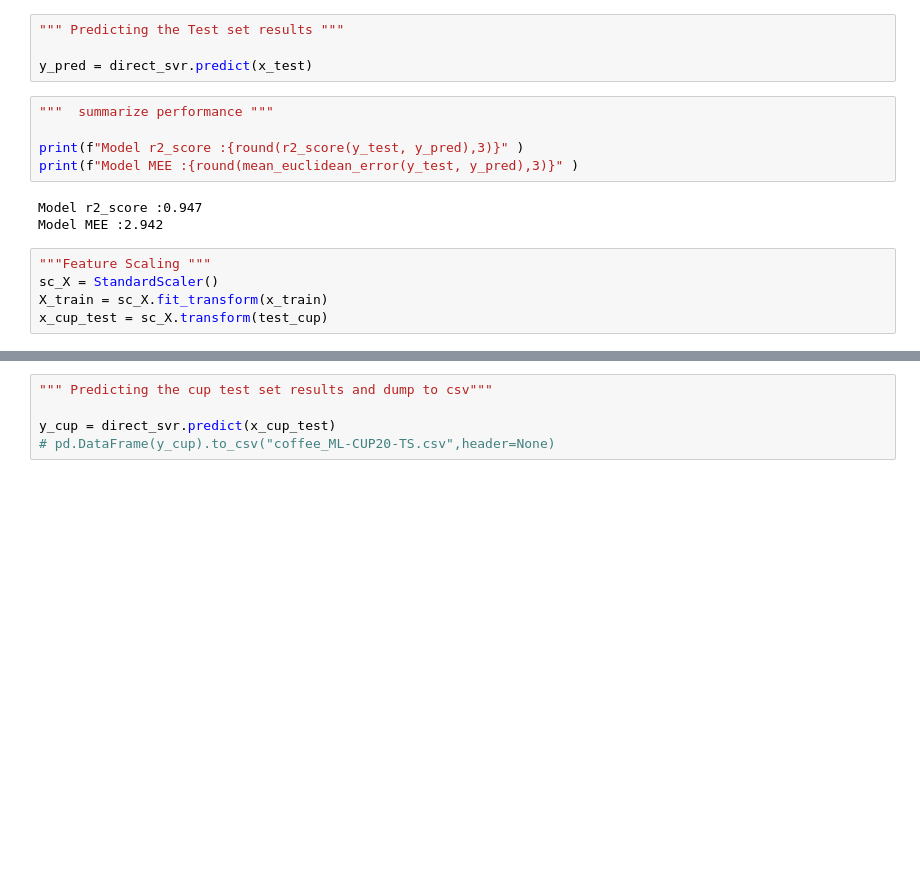
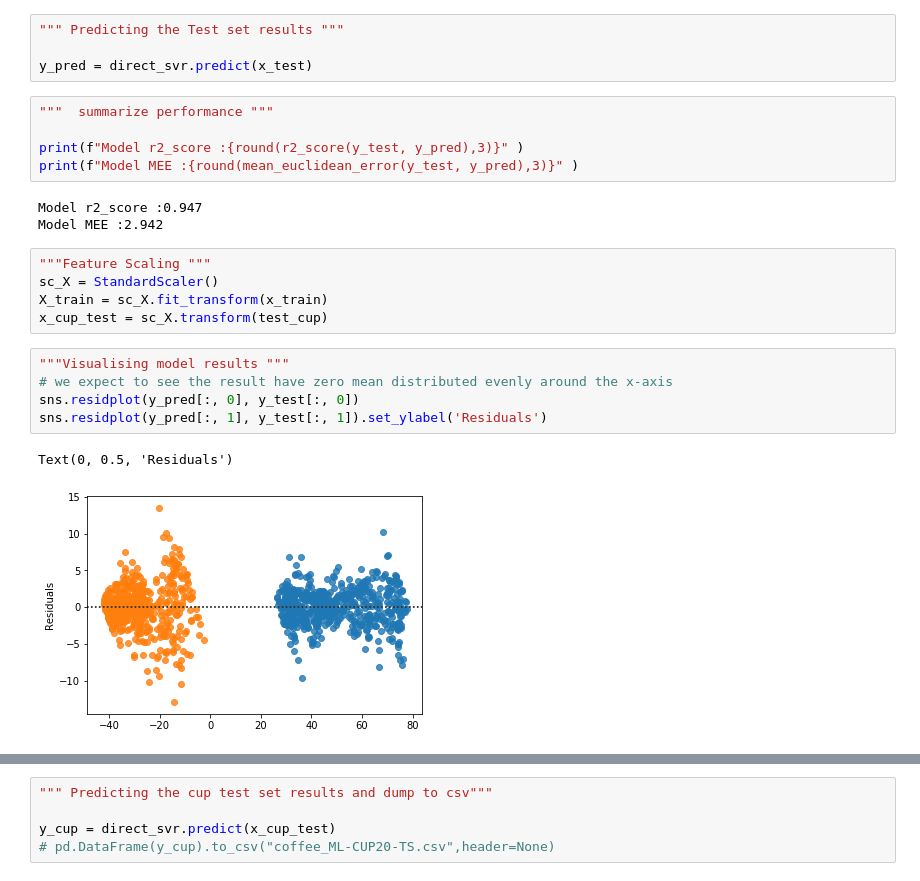
Before and after one commit to dawitanelay/ML-Project-20, a Jupyter notebook: Chained Multioutput Regression_templet.ipynb, the cells around one changed output, grey strips where cells are left out. Saved outputs shown, nothing was run; the diff lists cells and outputs as text; blank space fills up the shorter version.

Commit message:
scatterplot

```diff
--- a/Chained Multioutput Regression_templet.ipynb
+++ b/Chained Multioutput Regression_templet.ipynb
@@ -71,3 +71,11 @@ Model MEE :2.942
 sc_X = StandardScaler()
 X_train = sc_X.fit_transform(x_train)
 x_cup_test = sc_X.transform(test_cup)
+# %%
+"""Visualising model results """
+# we expect to see the result have zero mean distributed evenly around the x-axis
+sns.residplot(y_pred[:, 0], y_test[:, 0])
+sns.residplot(y_pred[:, 1], y_test[:, 1]).set_ylabel('Residuals')
+# %% [output]
+Text(0, 0.5, 'Residuals')
+[figure, added]
```
Also changed, not shown: parts of 2 cells of this notebook, 4 other files.
